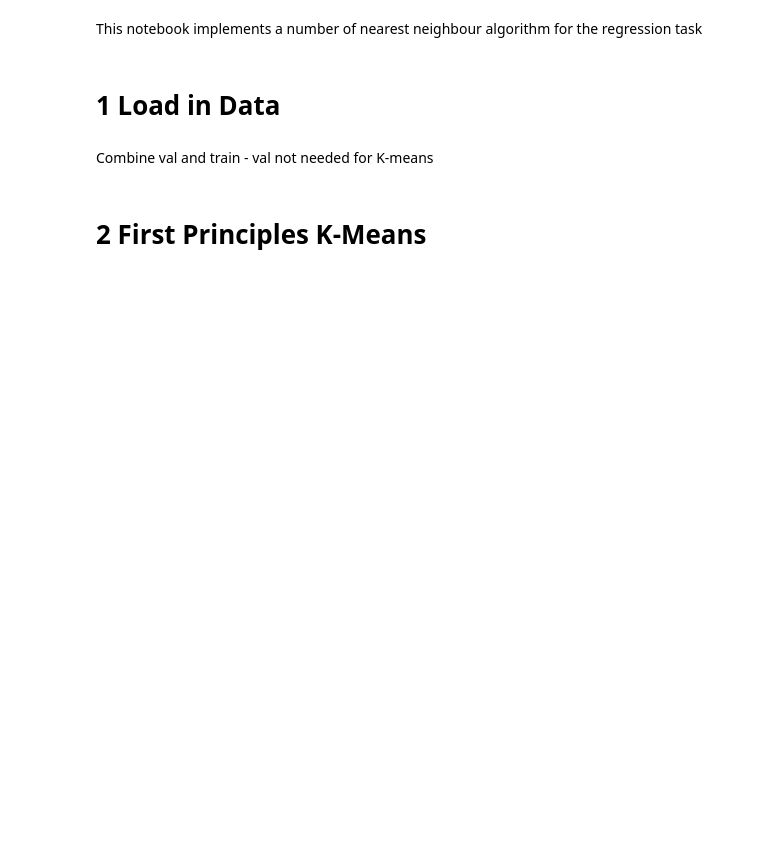
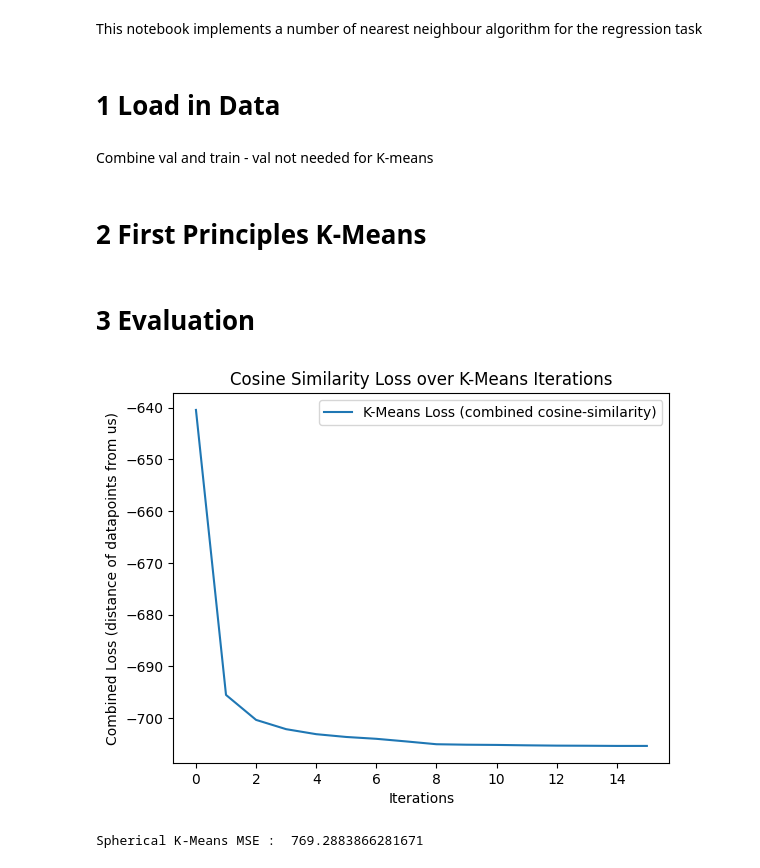
Before and after one commit to jimmyjz1127/MLPApartmentPricePrediction, a Jupyter notebook: KNNAlgorithm.ipynb, the cells around one changed output. Saved outputs shown, nothing was run; the diff lists cells and outputs as text; code cells hidden in the pictures; blank space fills up the shorter version.

Commit message:
Added some basic evaluation for spherical k-means

```diff
--- a/KNNAlgorithm.ipynb
+++ b/KNNAlgorithm.ipynb
@@ -118,7 +119,7 @@ def update_step(data, zs, K):
 
     return combined
 # %%
-def kmeans(data, K=20, tol= 1e-4, maxIters= 100):
+def kmeans(data, K=10, tol= 1e-4, maxIters= 100):
     '''
         K-Means assign-update learning algorithm
         @param (data) : the data matrix (n x d)
@@ -153,7 +154,7 @@ def kmeans(data, K=20, tol= 1e-4, maxIters= 100):
 
     return losses, zs, us
 # %%
-def find_best_results(trials, X):
+def find_best_results(trials, X, K=10, tol=1e-4, maxIters=100):
     '''
         Runs a number of trials of kmeans to produce cluster assignments with the lowest loss
 
@@ -166,7 +167,7 @@ def find_best_results(trials, X):
     z = None
     u = None
     for i in range(0,trials):
-        losses, zs, us = kmeans(X)
+        losses, zs, us = kmeans(X, K, tol, maxIters)
         mean_loss = np.mean(losses)
         if mean_loss < best:
             best = mean_loss
@@ -177,0 +207,2 @@ def find_best_results(trials, X):
+# %%
+losses, zs, us = find_best_results(1, X_train_processed, K=20)
@@ -177,0 +211,11 @@ def find_best_results(trials, X):
+# %% [markdown]
+# 3 Evaluation
+# %%
+plt.plot(losses, label="K-Means Loss (combined cosine-similarity)")
+plt.title("Cosine Similarity Loss over K-Means Iterations")
+plt.xlabel("Iterations")
+plt.ylabel("Combined Loss (distance of datapoints from us)")
+plt.legend()
+plt.show()
+# %% [output]
+[figure, added]
@@ -177,0 +226,4 @@ def find_best_results(trials, X):
+# %%
+print("Spherical K-Means MSE : ", spherical_kmeans_mse)
+# %% [output]
+Spherical K-Means MSE :  769.2883866281671
```
Also changed, not shown: parts of 6 cells of this notebook.
